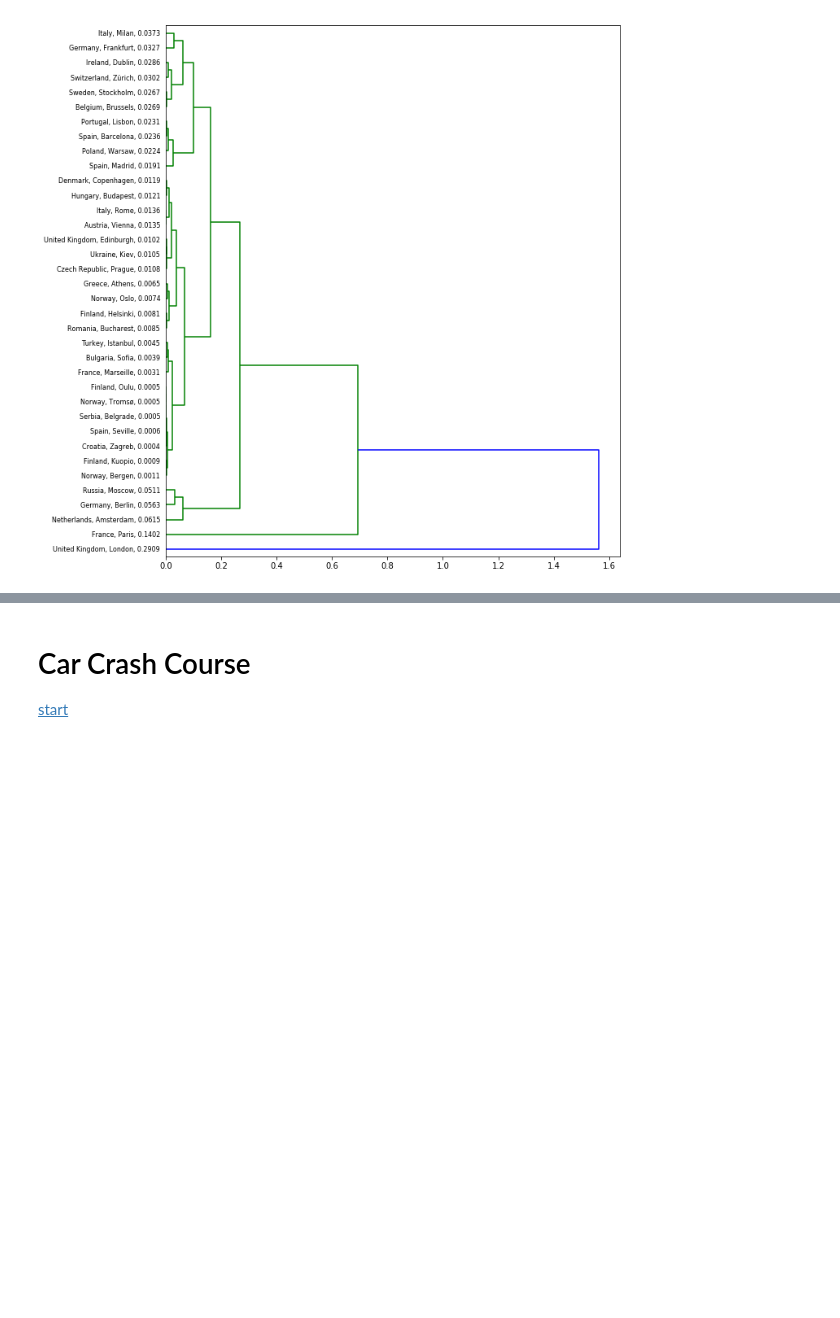
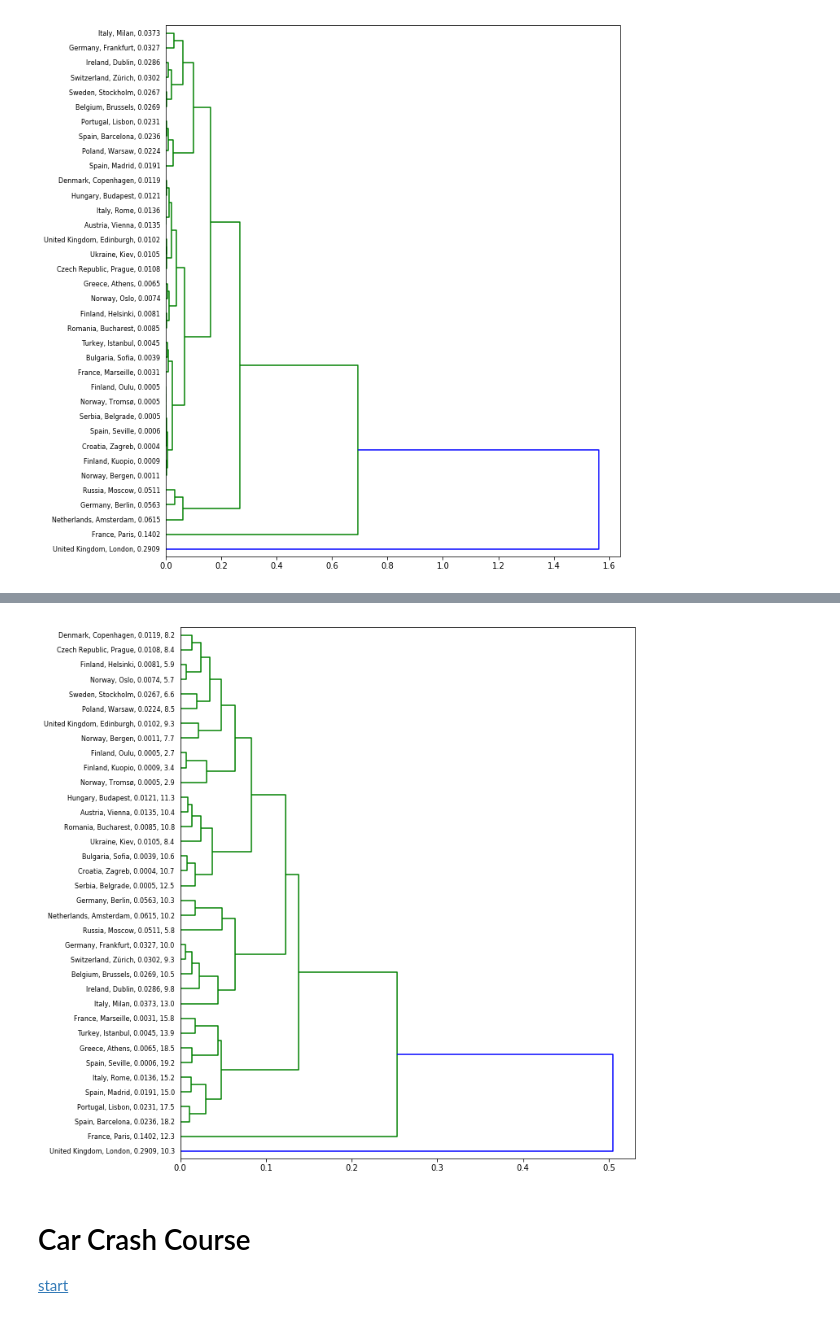
Before and after one commit to rareal/Coursera_Capstone, a Jupyter notebook: Final_project_tests.ipynb, the cells around one changed output, grey strips where cells are left out. Saved outputs shown, nothing was run; the diff lists cells and outputs as text; code cells hidden in the pictures; blank space fills up the shorter version.

Commit message:
weighted dist

```diff
--- a/Final_project_tests.ipynb
+++ b/Final_project_tests.ipynb
@@ -453,3 +456,6 @@ tllj_table2.head()
 | 2 | Switzerland | Zürich | 47.3769 | 8.54141 | 0.3 | 1.3 | 5.3 | 8.8 | 13.3 | 16.4 | 18.6 | ... |
 | 3 | Romania | Bucharest | 44.4361 | 26.1027 | -1.3 | 0.4 | 5.4 | 11.2 | 16.8 | 20.6 | 22.5 | ... |
 | 4 | Poland | Warsaw | 52.2319 | 21.0067 | -1.8 | -0.6 | 2.8 | 8.7 | 14.2 | 17 | 19.2 | ... |
+# %%
+tllj_table2 = pd.read_csv('tllj_table2.csv',index_col=0)
+tllj_table2.head()
@@ -506,0 +544,8 @@ hierarchy.cut_tree(ccdx,height=0.1)
+# %%
+# jan=tllj_table2.columns.get_loc('Jan')
+# tllj_table2.columns[[x for x in range(jan,jan+12)]+[18]]
+# #tllj_table2.iloc[:,]
+months = tllj_table2.columns[4:16].tolist()
+tllj_table2.loc[:,months+['job_index']].values
+# ws=[0.5/12]*12 #0.5 weight for temp
+# ws.extend([0.5]) #0.5 weight for jobs
@@ -507,3 +570,26 @@ hierarchy.cut_tree(ccdx,height=0.1)
+# %%
+# labels = ttable.City.values
+df = tllj_table2
+labels = ['{}, {}, {:.4f}, {}'.format(df.Country[i],df.City[i],df.job_index[i],df.Year[i]) for i in range(len(df.City.values))]
+x = tllj_table2.loc[:,months+['job_index']].values
+# jobs data is already normalized by max, but we can norm all by min max
+
+from sklearn.preprocessing import MinMaxScaler
+X = MinMaxScaler().fit(x).transform(x)
+
+ws=[0.5/12]*12 #0.5 weight for temp
+ws.extend([0.5]) #0.5 weight for jobs
+
+dx = pdist(X,wminkowski,2,ws)
+#cdx = squareform(dx)
+ccdx = hierarchy.complete(dx)
+plt.figure(figsize=(10,12))
+
+R = hierarchy.dendrogram(ccdx,labels=labels,orientation='right')
+
+plt.show()
+# %% [output]
+[figure, added]
 # %% [markdown]
 # Car Crash Course
 [start](#Start)
```
Also changed, not shown: parts of 10 cells of this notebook, 1 other file.
